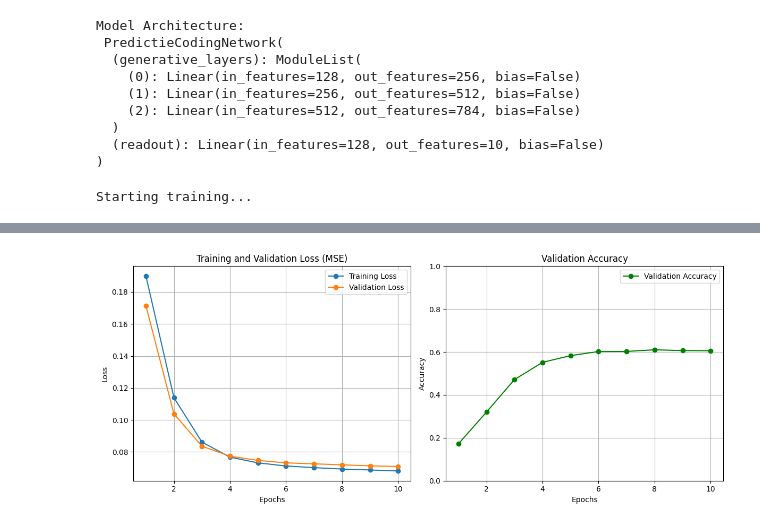
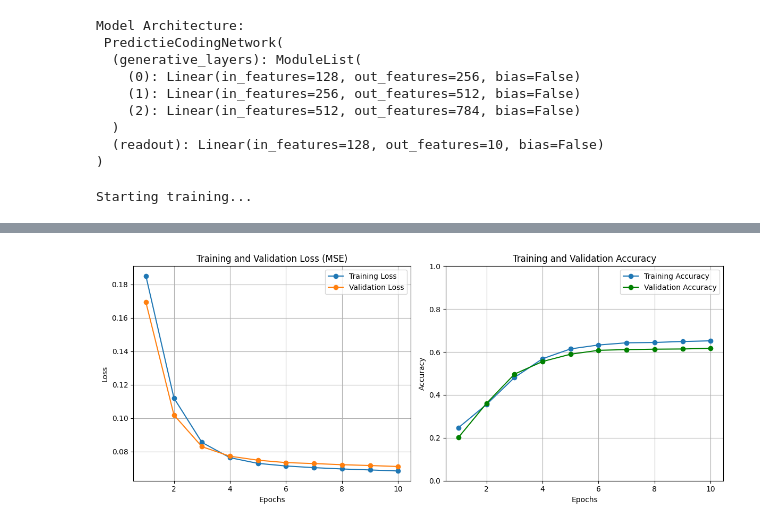
Before and after one commit to Samuel-K95/iCog-PC-Task, a Jupyter notebook: PC_task.ipynb, the cells around one changed output, grey strips where cells are left out. Drawn from its saved outputs; the diff is of its cells as text; code cells hidden in the pictures.

Commit message:
Added more visualization

```diff
--- a/PC_task.ipynb
+++ b/PC_task.ipynb
@@ -292,10 +319,8 @@ def run_epoch(model, loader, is_train):
 
   return total_loss / total_samples, correct_preds / total_samples
 # %%
-# Training loop
-# --- MAIN TRAINING LOOP ---
 train_losses, val_losses = [], []
-val_accuracies = []
+val_accuracies, train_accuracies = [], []
 
 print("\nStarting training...")
 start_time = time.time()
@@ -304,7 +329,7 @@ for epoch in range(EPOCHS):
     model.train()
     # The `no_grad` context is crucial as we do all updates manually
     with torch.no_grad():
-      train_loss, _ = run_epoch(model, train_loader, is_train=True)
+      train_loss, train_acc = run_epoch(model, train_loader, is_train=True)
 
     model.eval()
     with torch.no_grad():
@@ -313,11 +338,13 @@ for epoch in range(EPOCHS):
     train_losses.append(train_loss)
     val_losses.append(val_loss)
     val_accuracies.append(val_acc)
+    train_accuracies.append(train_acc)
 
     print(f"Epoch {epoch+1}/{EPOCHS} | "
           f"Train Loss: {train_loss:.4f} | "
           f"Val Loss: {val_loss:.4f} | "
-          f"Val Accuracy: {val_acc*100:.2f}%")
+          f"Val Accuracy: {val_acc*100:.2f} |"
+          f"Train Accuracy: {train_acc*100:.2f}%")
 
 end_time = time.time()
 print(f"\nTraining finished in {end_time - start_time:.2f} seconds.")
@@ -325,6 +352,8 @@ print(f"\nTraining finished in {end_time - start_time:.2f} seconds.")
 
 # --- VISUALIZATION ---
 plt.figure(figsize=(12, 5))
+
+# Subplot 1: Loss
 plt.subplot(1, 2, 1)
 plt.plot(range(1, EPOCHS + 1), train_losses, marker='o', label='Training Loss')
 plt.plot(range(1, EPOCHS + 1), val_losses, marker='o', label='Validation Loss')
@@ -334,9 +363,12 @@ plt.ylabel('Loss')
 plt.legend()
 plt.grid(True)
 
+# Subplot 2: Accuracy
 plt.subplot(1, 2, 2)
+# Add a new plot for the training accuracy
+plt.plot(range(1, EPOCHS + 1), train_accuracies, marker='o', label='Training Accuracy')
 plt.plot(range(1, EPOCHS + 1), val_accuracies, marker='o', color='g', label='Validation Accuracy')
-plt.title('Validation Accuracy')
+plt.title('Training and Validation Accuracy')
 plt.xlabel('Epochs')
 plt.ylabel('Accuracy')
 plt.ylim(0, 1.0)
@@ -362 +394 @@ Training finished in 1832.12 seconds.
-[figure, old version]
+[figure, new version]
```
Also changed, not shown: parts of 3 cells of this notebook.
